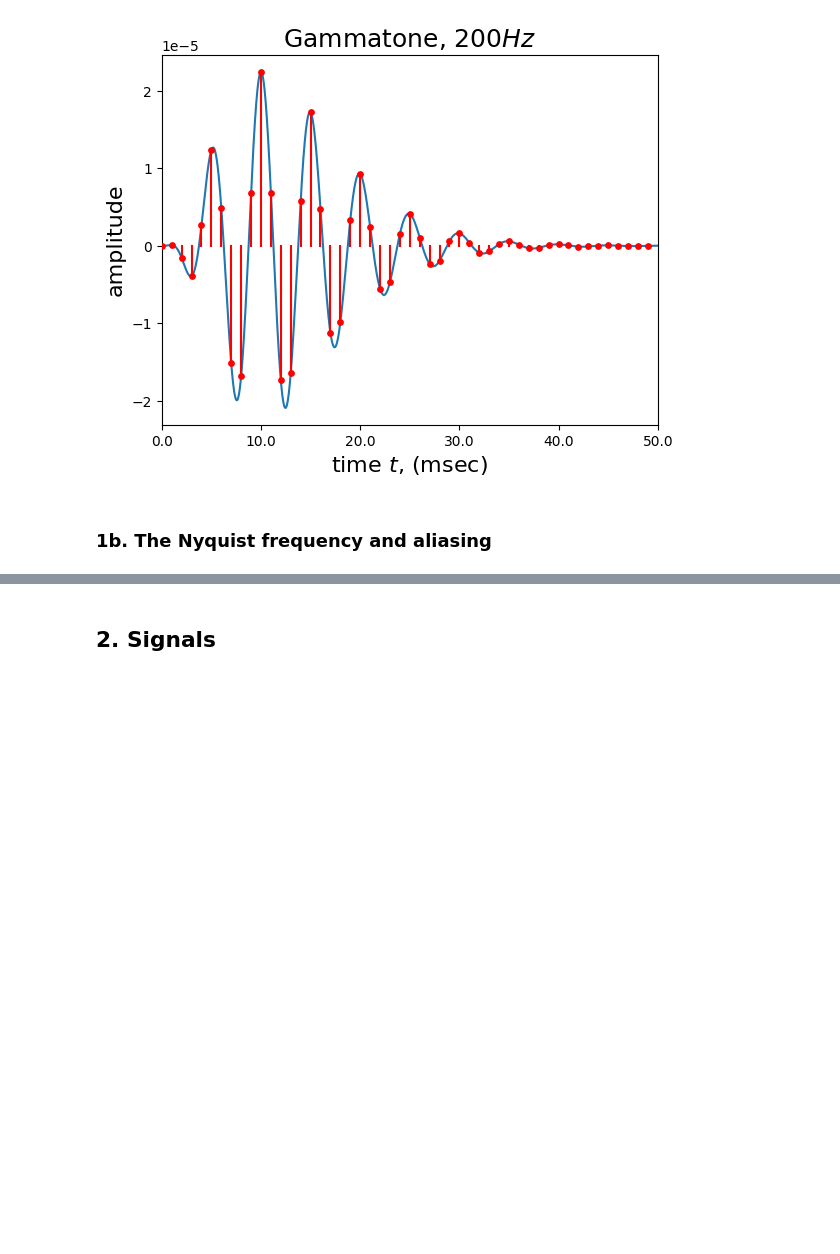
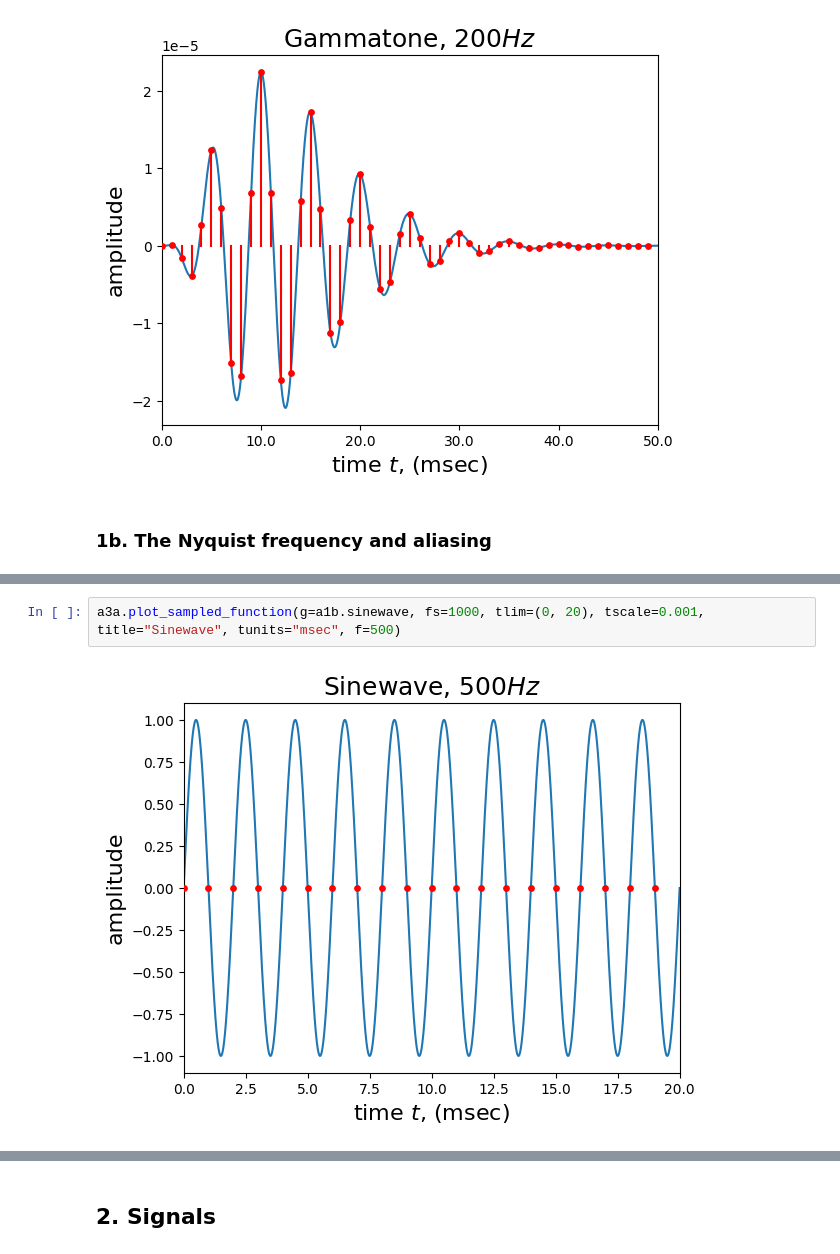
Before and after one commit to finnhittson/csds464, a Jupyter notebook: 464-A3a_fxh157_files/A3a_fxh157.ipynb, the cells around one changed output, grey strips where cells are left out. Cells and saved outputs as stored; diff of their text form; blank space fills up the shorter version.

```diff
--- a/464-A3a_fxh157_files/A3a_fxh157.ipynb
+++ b/464-A3a_fxh157_files/A3a_fxh157.ipynb
@@ -50,0 +52,4 @@ a3a.plot_sampled_function(g=a1b.sinewave, fs=1000, tlim=(0, 20), tscale=0.001, t
+# %%
+a3a.plot_sampled_function(g=a1b.sinewave, fs=1000, tlim=(0, 20), tscale=0.001, title="Sinewave", tunits="msec", f=500)
+# %% [output]
+[figure, added]
```
Also changed, not shown: parts of 59 cells of this notebook, 6 other files.
